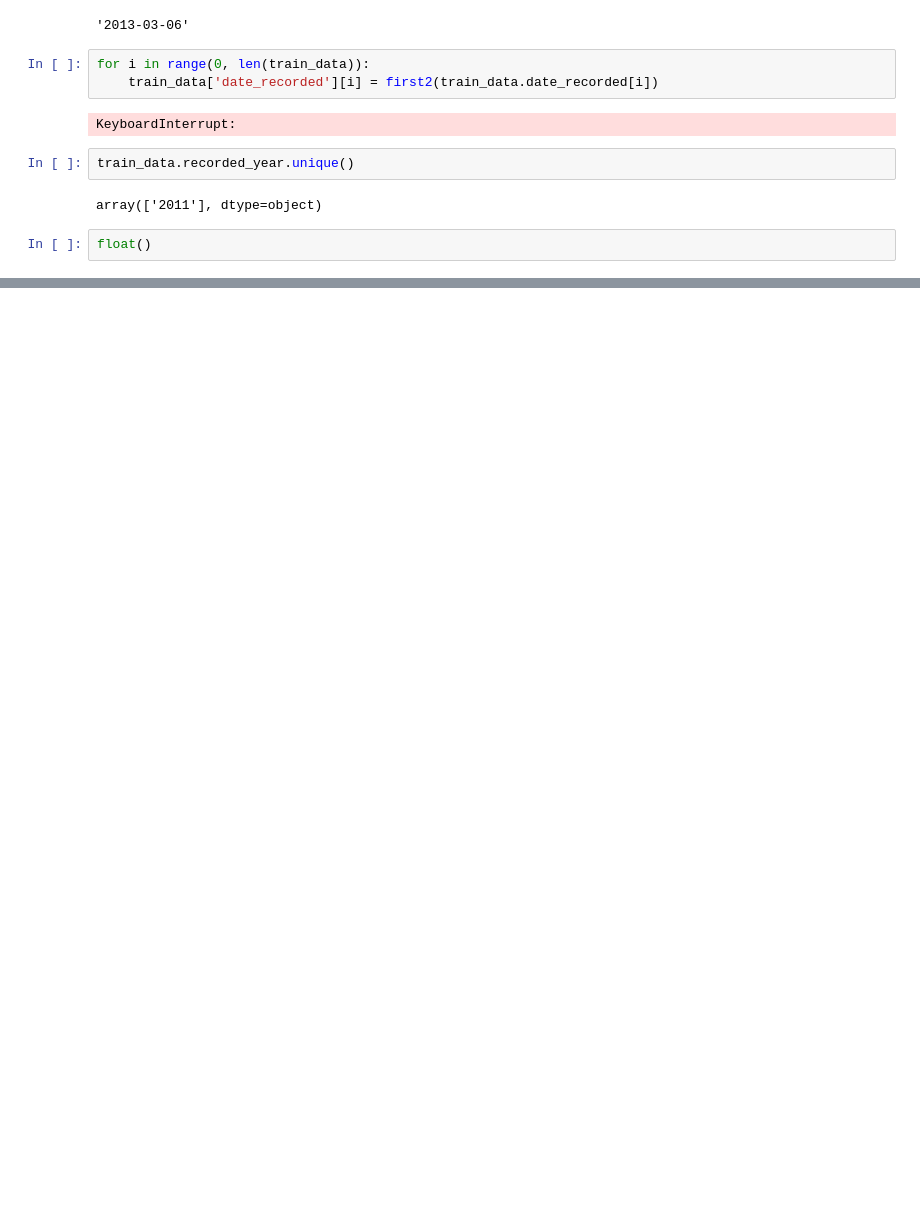
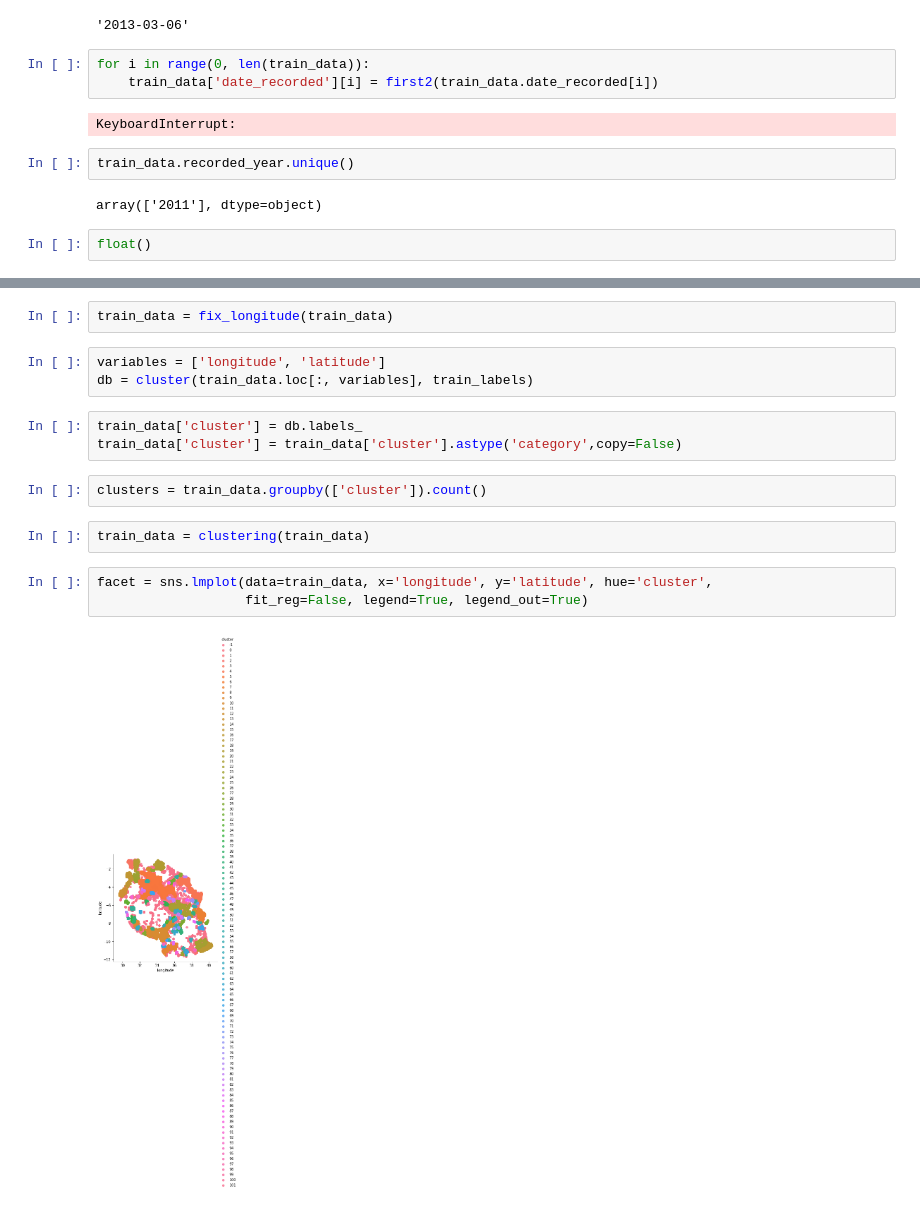
Before and after one commit to mradazoury/Pump_it_Up_ML_project, a Jupyter notebook: Trial_Theo .ipynb, the cells around one changed output, grey strips where cells are left out. Drawn from its saved outputs; the diff is of its cells as text; blank space fills up the shorter version.

Commit message:
clustering

```diff
--- a/Trial_Theo .ipynb
+++ b/Trial_Theo .ipynb
@@ -416,0 +539,17 @@ float()
+# %%
+train_data = fix_longitude(train_data)
+# %%
+variables = ['longitude', 'latitude']
+db = cluster(train_data.loc[:, variables], train_labels)
+# %%
+train_data['cluster'] = db.labels_
+train_data['cluster'] = train_data['cluster'].astype('category',copy=False)
+# %%
+clusters = train_data.groupby(['cluster']).count()
+# %%
+train_data = clustering(train_data)
+# %%
+facet = sns.lmplot(data=train_data, x='longitude', y='latitude', hue='cluster',
+                   fit_reg=False, legend=True, legend_out=True)
+# %% [output]
+[figure, added]
```
Also changed, not shown: parts of 7 cells of this notebook, 1 other file.
